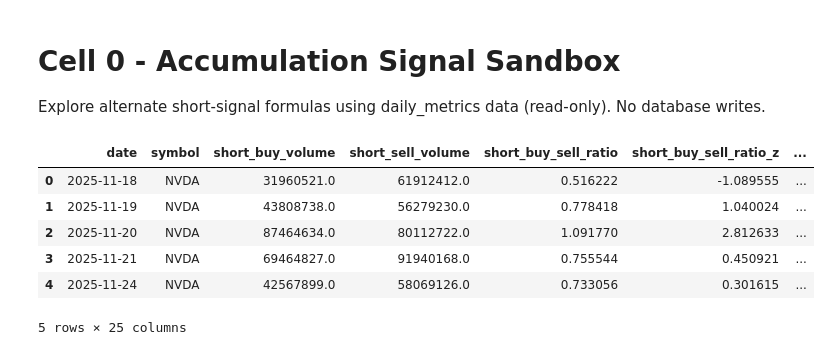
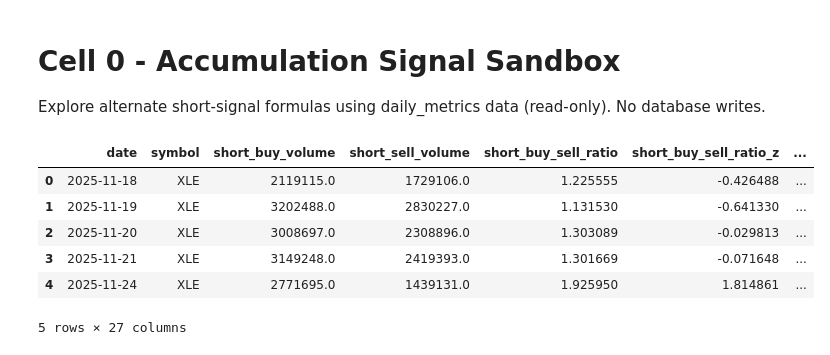
Before and after one commit to MoreCowwbell/darkpool, a Jupyter notebook: accumulation_signal_sandbox.ipynb, the cells around one changed output. Cells and saved outputs as stored; diff of their text form; code cells hidden in the pictures.

```diff
--- a/accumulation_signal_sandbox.ipynb
+++ b/accumulation_signal_sandbox.ipynb
@@ -19,7 +19,7 @@ from darkpool_analysis.config import load_config
 
 config = load_config()
 
-TICKER = 'NVDA'
+TICKER = 'XLE'
 START_DATE = '2025-11-18'
 END_DATE = '2025-12-31'
 DB_PATH = config.db_path
@@ -433,37 +465,42 @@ if df['short_buy_sell_ratio'].isna().all():
 
 if df['short_buy_sell_ratio_z'].isna().all():
     df['short_buy_sell_ratio_z'] = _rolling_zscore(
         df['short_buy_sell_ratio'], config.short_z_window, config.zscore_min_periods
     )
 
 df['vw_flow_z'] = _rolling_zscore(df['vw_flow'], config.short_z_window, config.zscore_min_periods)
 
 lit_z = df['lit_flow_imbalance_z'].copy()
 if lit_z.isna().all():
     lit_z = _rolling_zscore(df['lit_flow_imbalance'], config.short_z_window, config.zscore_min_periods)
 
 price_z = df['return_z'].fillna(0.0)
 otc_z = df['otc_participation_z'].fillna(0.0)
 
 df['acc_score_current'] = _compute_score_display(
     df['short_buy_sell_ratio_z'], lit_z, price_z, otc_z, config
 )
 df['acc_score_a'] = _compute_score_display(
     df['vw_flow_z'], lit_z, price_z, otc_z, config
 )
 blended_short_z = BLEND_SHORT_WEIGHT * df['short_buy_sell_ratio_z'].fillna(0.0) + BLEND_FLOW_WEIGHT * df['vw_flow_z'].fillna(0.0)
 df['acc_score_b'] = _compute_score_display(
     blended_short_z, lit_z, price_z, otc_z, config
 )
 
+df['finra_buy_volume_z'] = _rolling_zscore(df['finra_buy_volume'], config.short_z_window, config.zscore_min_periods)
+df['acc_score_c'] = _compute_score_display(
+    df['finra_buy_volume_z'], lit_z, price_z, otc_z, config
+)
+
 df['confidence'] = df['confidence'].fillna(0.5)
 df.head()
 # %% [output]
 |  | date | symbol | short_buy_volume | short_sell_volume | short_buy_sell_ratio | short_buy_sell_ratio_z | ... |
-| 0 | 2025-11-18 | NVDA | 31960521.0 | 61912412.0 | 0.516222 | -1.089555 | ... |
-| 1 | 2025-11-19 | NVDA | 43808738.0 | 56279230.0 | 0.778418 | 1.040024 | ... |
-| 2 | 2025-11-20 | NVDA | 87464634.0 | 80112722.0 | 1.091770 | 2.812633 | ... |
-| 3 | 2025-11-21 | NVDA | 69464827.0 | 91940168.0 | 0.755544 | 0.450921 | ... |
-| 4 | 2025-11-24 | NVDA | 42567899.0 | 58069126.0 | 0.733056 | 0.301615 | ... |
+| 0 | 2025-11-18 | XLE | 2119115.0 | 1729106.0 | 1.225555 | -0.426488 | ... |
+| 1 | 2025-11-19 | XLE | 3202488.0 | 2830227.0 | 1.131530 | -0.641330 | ... |
+| 2 | 2025-11-20 | XLE | 3008697.0 | 2308896.0 | 1.303089 | -0.029813 | ... |
+| 3 | 2025-11-21 | XLE | 3149248.0 | 2419393.0 | 1.301669 | -0.071648 | ... |
+| 4 | 2025-11-24 | XLE | 2771695.0 | 1439131.0 | 1.925950 | 1.814861 | ... |
-5 rows × 25 columns
+5 rows × 27 columns
 # %%
```
Also changed, not shown: parts of 2 cells of this notebook, 3 other files.
